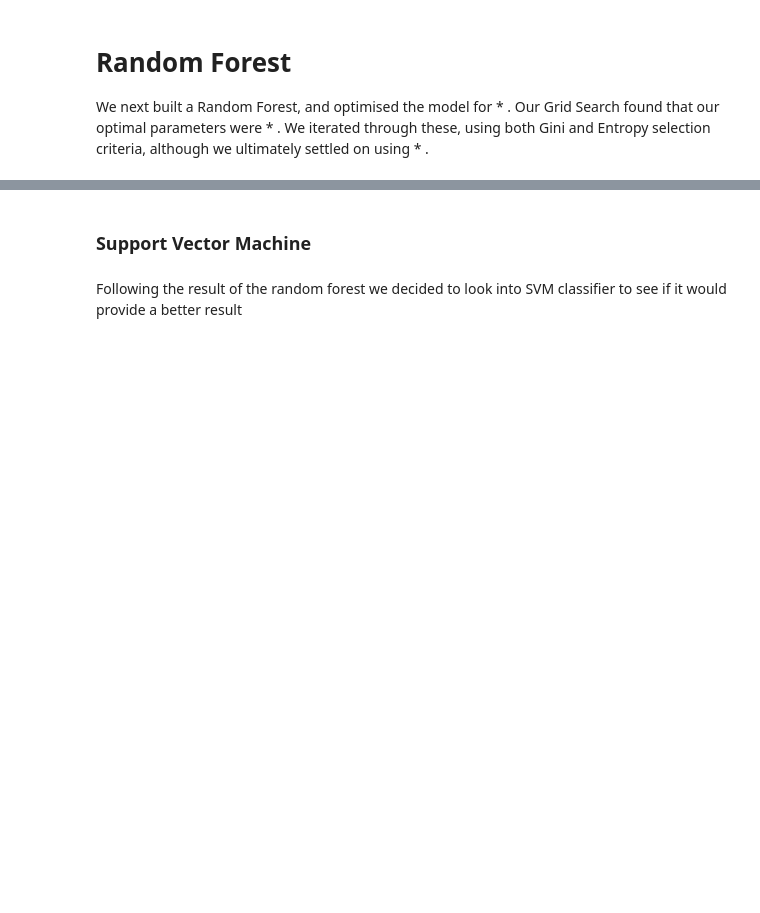
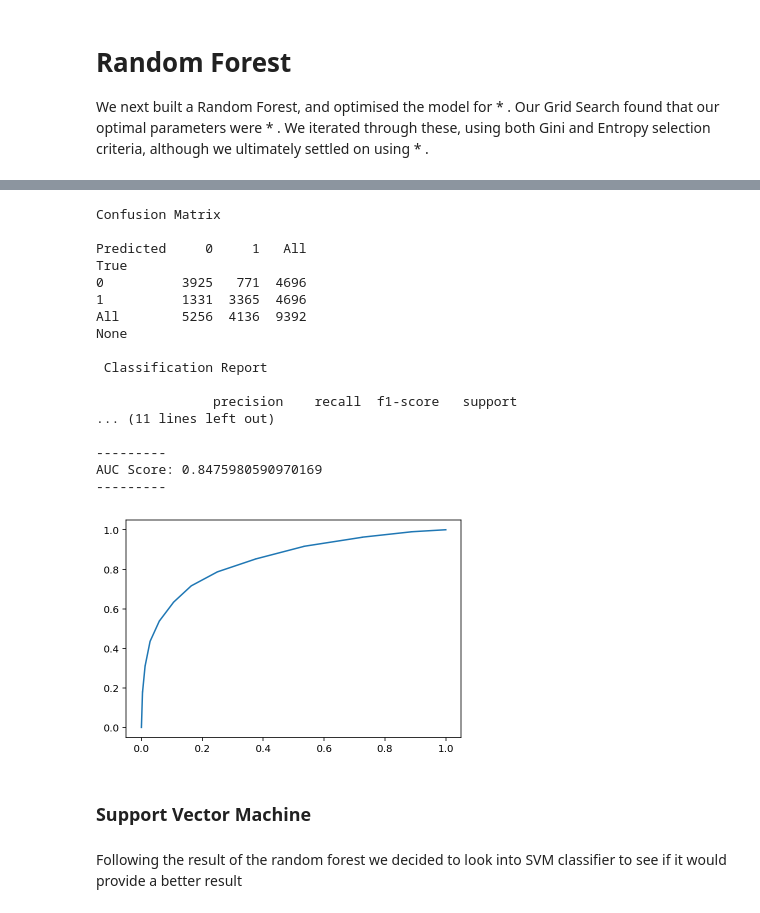
Before and after one commit to Carterbouley/mod_5_project, a Jupyter notebook: Final_Notebook.ipynb, the cells around one changed output, grey strips where cells are left out. Drawn from its saved outputs; the diff is of its cells as text; code cells hidden in the pictures; blank space fills up the shorter version.

```diff
--- a/Final_Notebook.ipynb
+++ b/Final_Notebook.ipynb
@@ -187,18 +114,6 @@ AUC Score: 0.7177535860264448
 # Random Forest
 
 We next built a Random Forest, and optimised the model for * . Our Grid Search found that our optimal parameters were * . We iterated through these, using both Gini and Entropy selection criteria, although we ultimately settled on using * .
-# %%
-def OptimiseForest(X_train, X_test, y_train, y_test):
-    tree = RandomForestClassifier(random_state = 123)
-
-    param_grid = {'criterion': ['gini','entropy'],
-                  'max_depth' : [5,7,9,11],
-                  'max_features' : [5,7,9,11],
-                  'n_estimators' : [8,10,12,14]
-                    }
-
-    gs_rf = GridSearchCV(tree, param_grid, cv=5, scoring=md.scorer())
-    gs_rf.fit(X_train, y_train)
-
-OptimiseForest(X_train, X_test, y_train, y_test)
+# %%
+md.OptimiseForest(X_train, X_test, y_train, y_test)
 # %%
@@ -205,0 +133,2 @@ md.RandomForest(X_train, X_test, y_train, y_test, criterion = 'gini', max_depth
+# %%
+md.OptimiseBagging(X_train, X_test, y_train, y_test)
@@ -206,3 +144,24 @@ md.RandomForest(X_train, X_test, y_train, y_test, criterion = 'gini', max_depth
+# %%
+md.BaggedTree(X_train, X_test, y_train, y_test, n_estimators_ = 11, max_features_ = 18)
+# %% [output]
+Confusion Matrix
+
+Predicted     0     1   All
+True
+0          3925   771  4696
+1          1331  3365  4696
+All        5256  4136  9392
+None
+
+ Classification Report
+
+               precision    recall  f1-score   support
+... (11 lines left out)
+
+---------
+AUC Score: 0.8475980590970169
+---------
+[figure, added]
 # %% [markdown]
 ### Support Vector Machine
 # %% [markdown]
```
Also changed, not shown: parts of 30 cells of this notebook, 4 other files.
